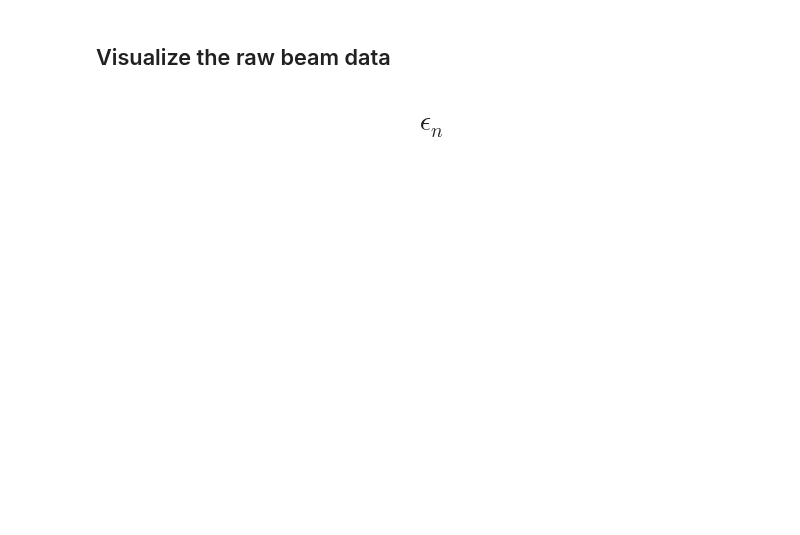
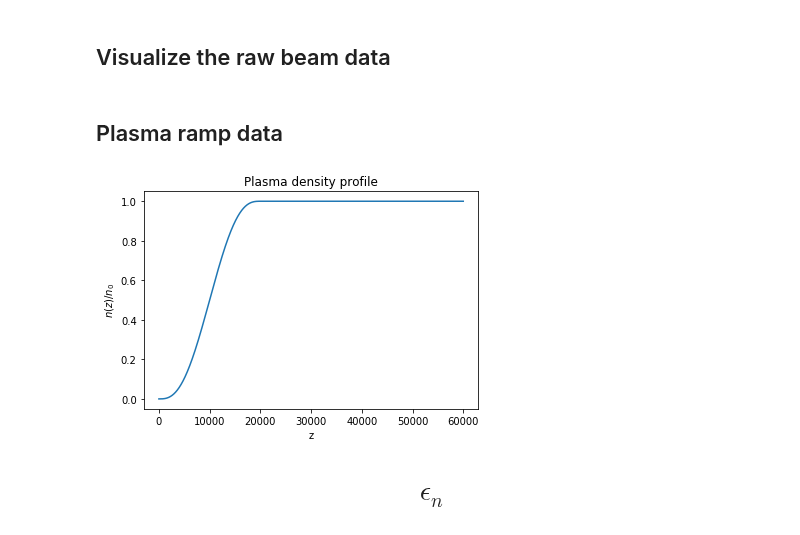
Before and after one commit to uclazyj/JupyterQpic, a Jupyter notebook: QPAD.ipynb, the cells around one changed output. Drawn from its saved outputs; the diff is of its cells as text; code cells hidden in the pictures; blank space fills up the shorter version.

```diff
--- a/QPAD.ipynb
+++ b/QPAD.ipynb
@@ -54,6 +66,19 @@ filename = 'beam' + str(beam_number) + '_' + str([zVisualizeCenter]).replace(" "
 with open(filename) as f:
     parameters = json.load(f,object_pairs_hook=OrderedDict)
 parameters = parameters[str(zVisualizeCenter)]
+# %% [markdown]
+## Plasma ramp data
+# %%
+s, fs = get_density_profile(name = 'species', idx=0, plot=True, save=True, path = '..')
+matched_parameters = get_matched_beam_parameters(i = 0,name = 'species',idx = 0,path = '..')
+delta_s = parameters['s'][1] - parameters['s'][0]
+
+alpha_i = get_one_item(['beam',0,'alpha',0])
+beta_i = get_one_item(['beam',0,'beta',0])
+s = np.array(parameters['s'])
+alpha_vacuum,beta_vacuum = get_Twiss_in_vacuum(alpha_i,beta_i,s)
+# %% [output]
+[figure, added]
 # %% [markdown]
 # $$\epsilon_n$$
 # %%
```
Also changed, not shown: parts of 8 cells of this notebook, 1 other file.
